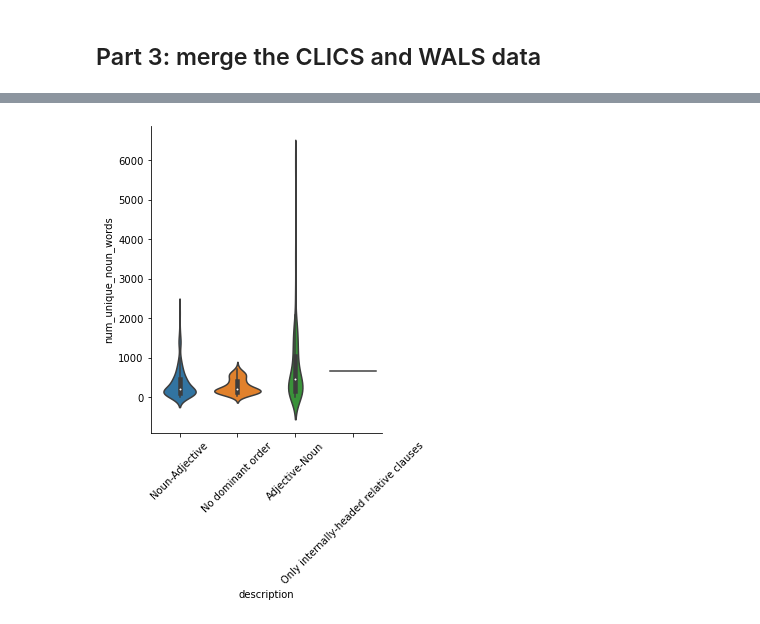
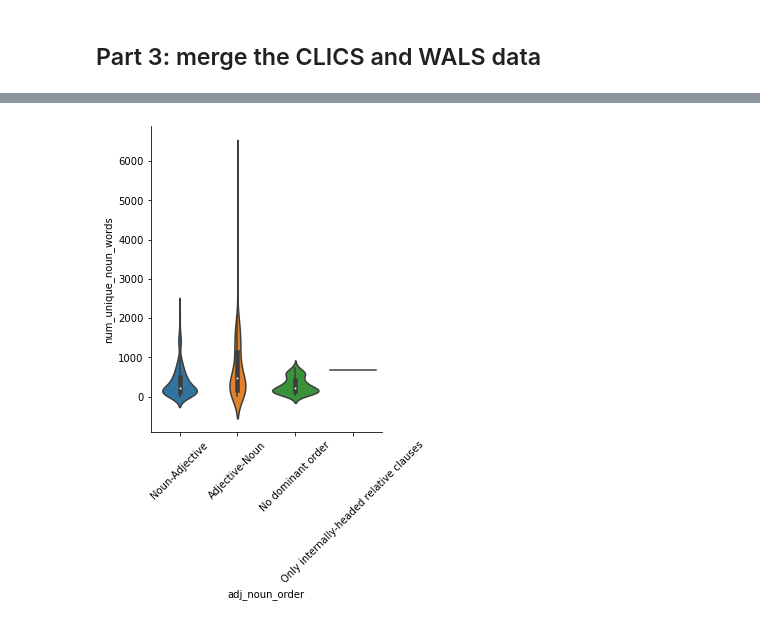
Before and after one commit to dharakyu/crosslinguistic-order, a Jupyter notebook: corpus_analysis/colexification.ipynb, the cells around one changed output, grey strips where cells are left out. Saved outputs shown, nothing was run; the diff lists cells and outputs as text; code cells hidden in the pictures.

```diff
--- a/corpus_analysis/colexification.ipynb
+++ b/corpus_analysis/colexification.ipynb
@@ -209,6 +212,26 @@ processed_clics_df['num_unique_noun_concepts'].std()
 # %%
+# 1) adj-noun order
 order_df = pd.read_csv('raw_corpus_data/wals/order_adj_noun.tsv', sep='\t')
 language_codes_df = pd.read_csv('raw_corpus_data/wals/languages.csv')
 WALS_iso_df = pd.merge(order_df, language_codes_df, left_on='wals code', right_on='ID')
+WALS_iso_df = WALS_iso_df.rename(columns={'value': 'adj_noun_order_coded',
+                                         'description': 'adj_noun_order'})
+
+# 2) SOV order
+sov_order_df = pd.read_csv('raw_corpus_data/wals/order_subject_object_verb.tsv', sep='\t')
+WALS_iso_df = pd.merge(sov_order_df, WALS_iso_df, on='wals code')
+
+WALS_iso_df = WALS_iso_df.rename(columns={'value': 'SOV_order_coded',
+                                          'description': 'SOV_order'})
+
+# 3) OV order
+ov_order_df = pd.read_csv('raw_corpus_data/wals/order_object_verb.tsv', sep='\t')
+WALS_iso_df = pd.merge(ov_order_df, WALS_iso_df, on='wals code')
+
+WALS_iso_df = WALS_iso_df.rename(columns={'value': 'OV_order_coded',
+                                          'description': 'OV_order'})
+
+# rename so the fields are clear
+
 WALS_iso_df
 # %% [output]
@@ -231,5 +254,10 @@ WALS_iso_df
 order_and_ratio_df = pd.merge(WALS_iso_df, processed_clics_df, on='ISO639P3code')
 order_and_ratio_df = order_and_ratio_df.drop_duplicates(subset=['ISO639P3code'])
 order_and_ratio_df.to_csv('processed_data/word_order_clics_counts_v2.csv')
-order_and_ratio_df
+
+cols_to_drop = [col for col in order_and_ratio_df.columns if "_y" in col]
+cols_to_drop
+
+order_and_ratio_df = order_and_ratio_df.drop(columns=cols_to_drop, axis=1)
+order_and_ratio_df.iloc[0]
 # %% [output]
@@ -289,6 +321,6 @@ array([[<AxesSubplot:title={'center':'mean_adj_word_len'}>]], dtype=object)
 # %%
-ax = sns.catplot(x='description', y='num_unique_noun_words', data=order_and_ratio_df, kind='violin')
+ax = sns.catplot(x='adj_noun_order', y='num_unique_noun_words', data=order_and_ratio_df, kind='violin')
 plt.xticks(rotation=45)
 plt.show()
 # %% [output]
-[figure, old version]
+[figure, new version]
```
Also changed, not shown: parts of 32 cells of this notebook, 4 other files.
